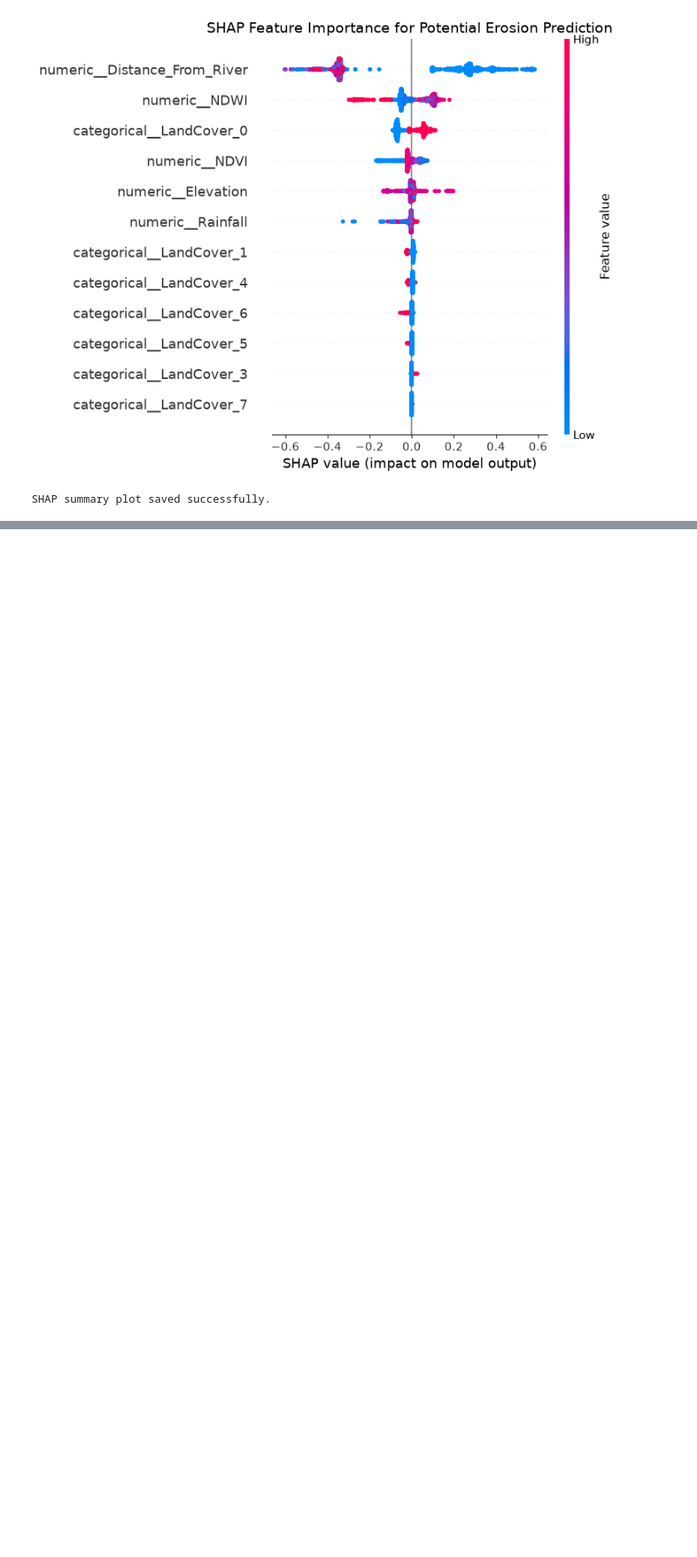
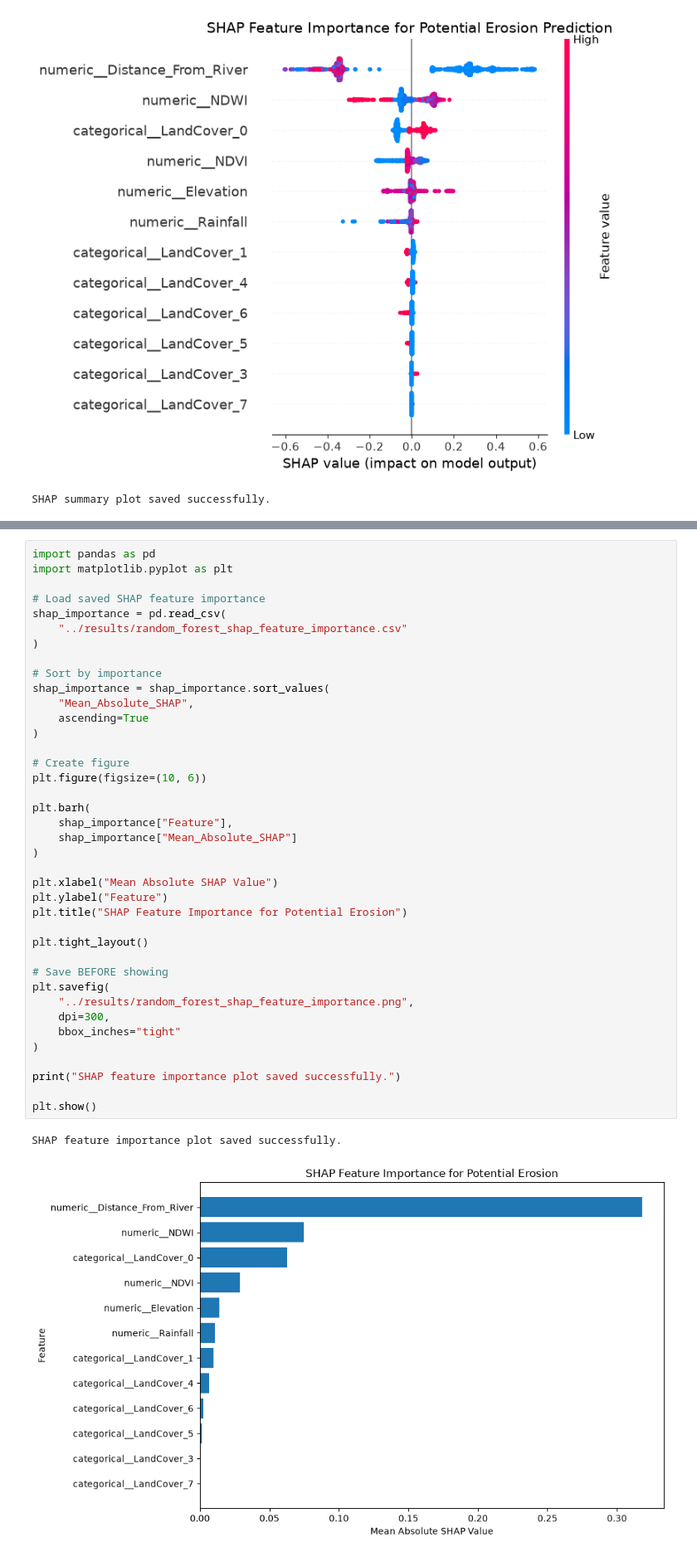
Before and after one commit to salonib025-ui/Explainable-Machine-Learning-Based-Riverbank-Erosion-Susceptibility-Prediction, a Jupyter notebook: notebooks/shap_explainability.ipynb, the cells around one changed output, grey strips where cells are left out. Shown at 83% size. Cells and saved outputs as stored; diff of their text form; blank space fills up the shorter version.

Commit message:
Update shap_explainability.ipynb
Update SHAP explainability notebook

```diff
--- a/notebooks/shap_explainability.ipynb
+++ b/notebooks/shap_explainability.ipynb
@@ -162,0 +183,42 @@ SHAP summary plot saved successfully.
+# %%
+import pandas as pd
+import matplotlib.pyplot as plt
+
+# Load saved SHAP feature importance
+shap_importance = pd.read_csv(
+    "../results/random_forest_shap_feature_importance.csv"
+)
+
+# Sort by importance
+shap_importance = shap_importance.sort_values(
+    "Mean_Absolute_SHAP",
+    ascending=True
+)
+
+# Create figure
+plt.figure(figsize=(10, 6))
+
+plt.barh(
+    shap_importance["Feature"],
+    shap_importance["Mean_Absolute_SHAP"]
+)
+
+plt.xlabel("Mean Absolute SHAP Value")
+plt.ylabel("Feature")
+plt.title("SHAP Feature Importance for Potential Erosion")
+
+plt.tight_layout()
+
+# Save BEFORE showing
+plt.savefig(
+    "../results/random_forest_shap_feature_importance.png",
+    dpi=300,
+    bbox_inches="tight"
+)
+
+print("SHAP feature importance plot saved successfully.")
+
+plt.show()
+# %% [output]
+SHAP feature importance plot saved successfully.
+[figure, added]
```
Also changed, not shown: parts of 4 cells of this notebook.
